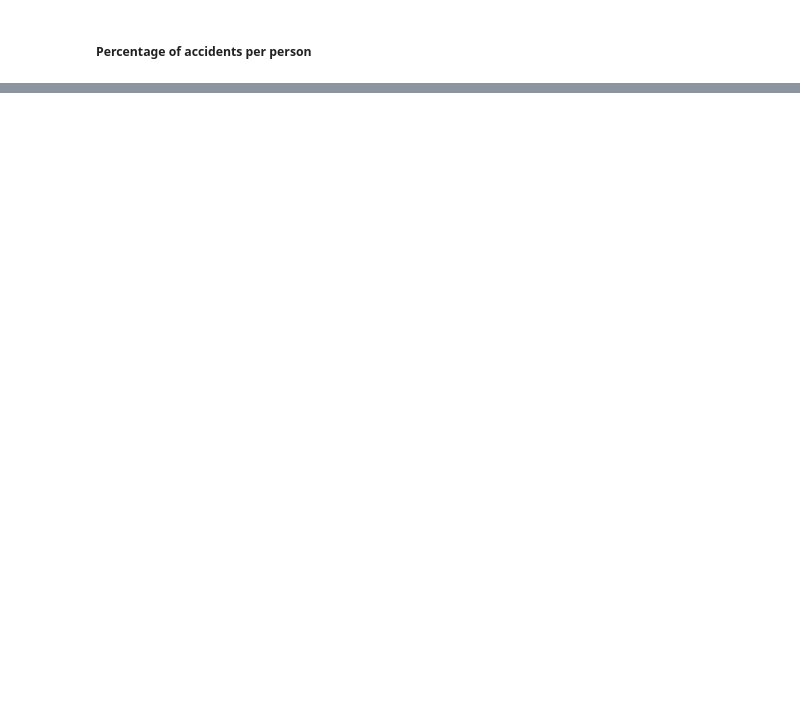
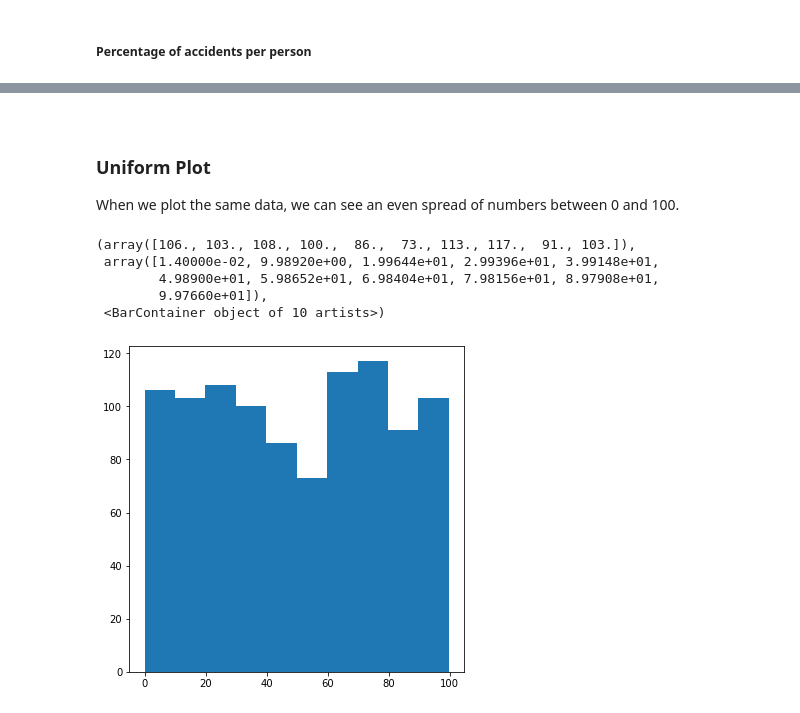
Before and after one commit to RYANCOX00/Prog_DA, a Jupyter notebook: Numpy_Random.ipynb, the cells around one changed output, grey strips where cells are left out. Cells and saved outputs as stored; diff of their text form; code cells hidden in the pictures; blank space fills up the shorter version.

```diff
--- a/Numpy_Random.ipynb
+++ b/Numpy_Random.ipynb
@@ -312,0 +335,19 @@ plt.hist(a)
+# %%
+# Parameters are low, high (exclusive), and size of the sample.  I have rounded the numbers to 3 decimal places.
+uniform = (rng.uniform(0,100,1000)).round(3)
+# %% [markdown]
+<br>
+
+### Uniform Plot
+
+When we plot the same data, we can see an even spread of numbers between 0 and 100.
+# %%
+fig, ax1 = plt.subplots()
+ax1.hist(uniform, bins = 10)
+# %% [output]
+(array([106., 103., 108., 100.,  86.,  73., 113., 117.,  91., 103.]),
+ array([1.40000e-02, 9.98920e+00, 1.99644e+01, 2.99396e+01, 3.99148e+01,
+        4.98900e+01, 5.98652e+01, 6.98404e+01, 7.98156e+01, 8.97908e+01,
+        9.97660e+01]),
+ <BarContainer object of 10 artists>)
+[figure, added]
```
Also changed, not shown: parts of 50 cells of this notebook.
